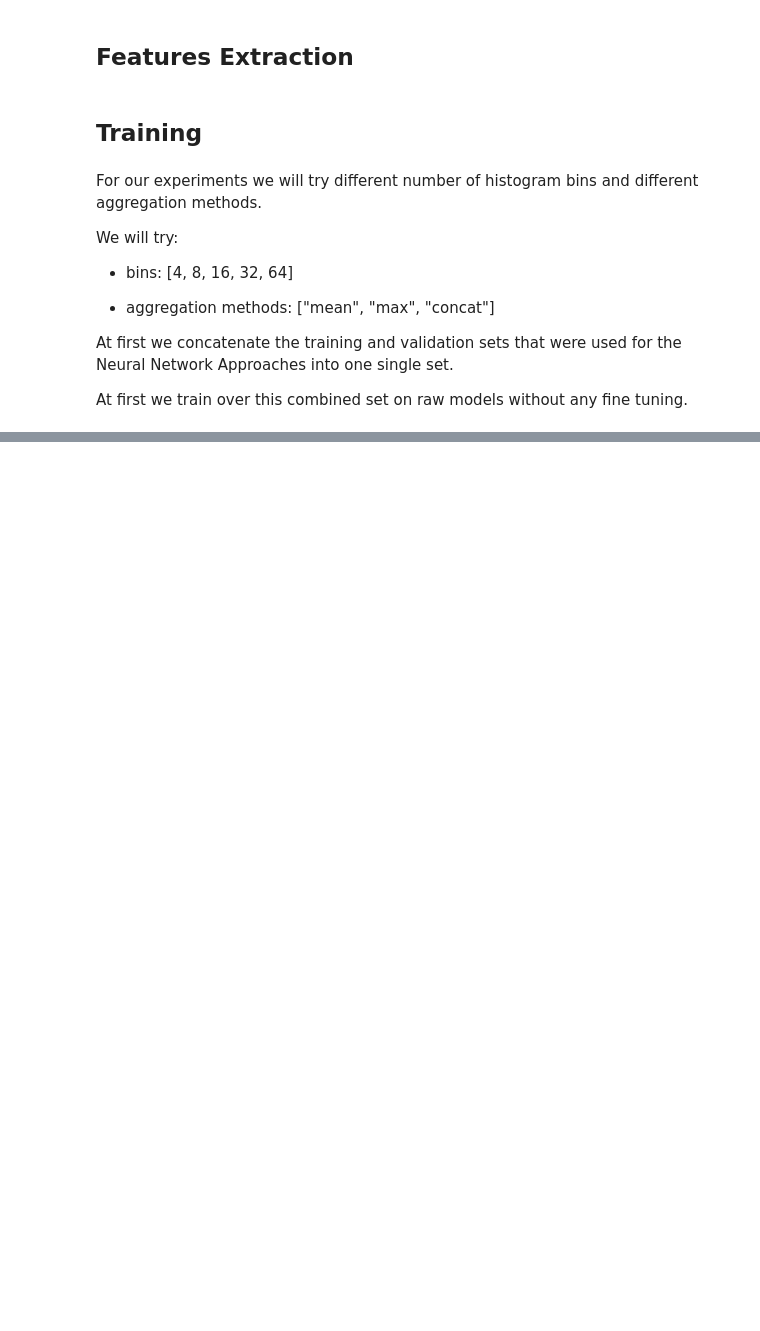
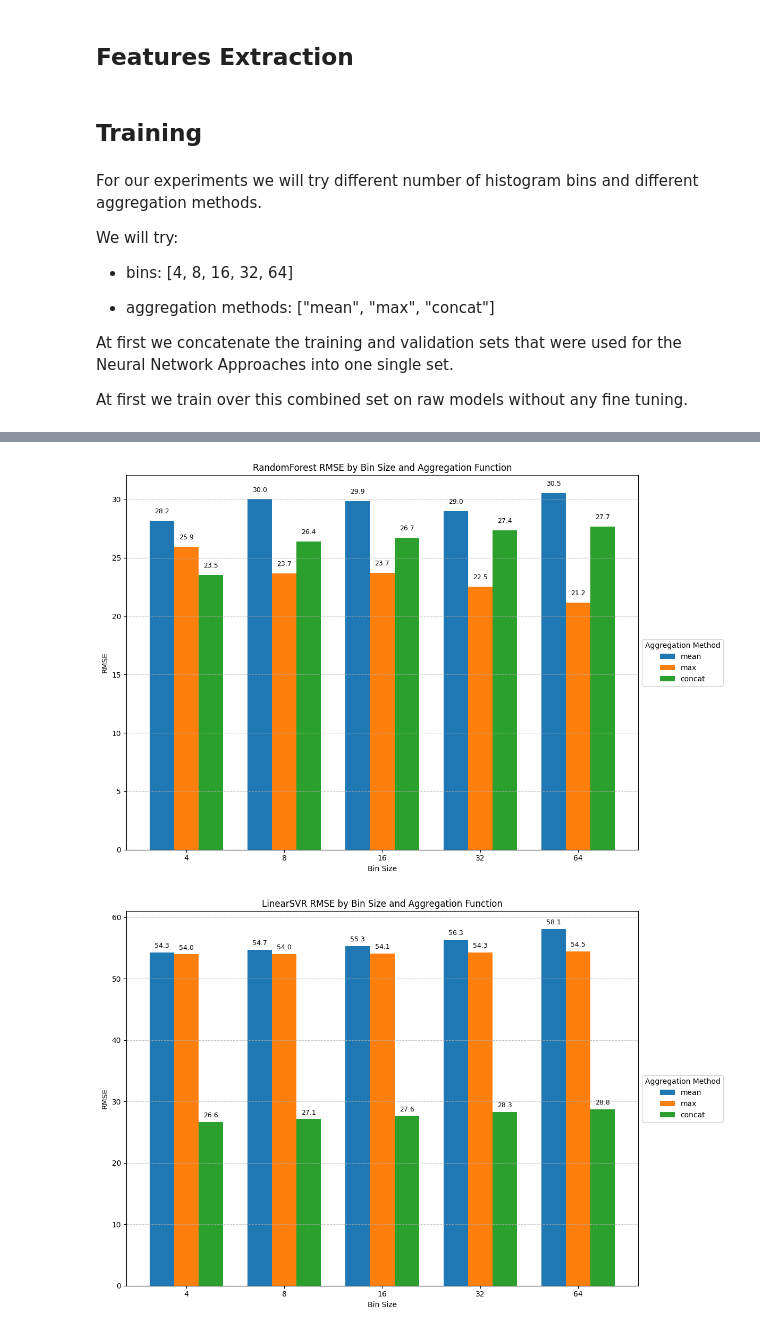
Before and after one commit to pleleGit/SatSenseAI, a Jupyter notebook: training/TraditionalModels/traditionalModels.ipynb, the cells around one changed output, grey strips where cells are left out. Saved outputs shown, nothing was run; the diff lists cells and outputs as text; code cells hidden in the pictures; blank space fills up the shorter version.

```diff
--- a/training/TraditionalModels/traditionalModels.ipynb
+++ b/training/TraditionalModels/traditionalModels.ipynb
@@ -384,0 +793,5 @@ array([71, 66, 72, 74, 78, 41, 40, 40, 42, 44, 45, 46])
+# %%
+plot(rmse, "RMSE", ["RandomForest", "LinearSVR", "DecisionTree"])
+# %% [output]
+[figure, added]
+[figure, added]
```
Also changed, not shown: parts of 104 cells of this notebook.
